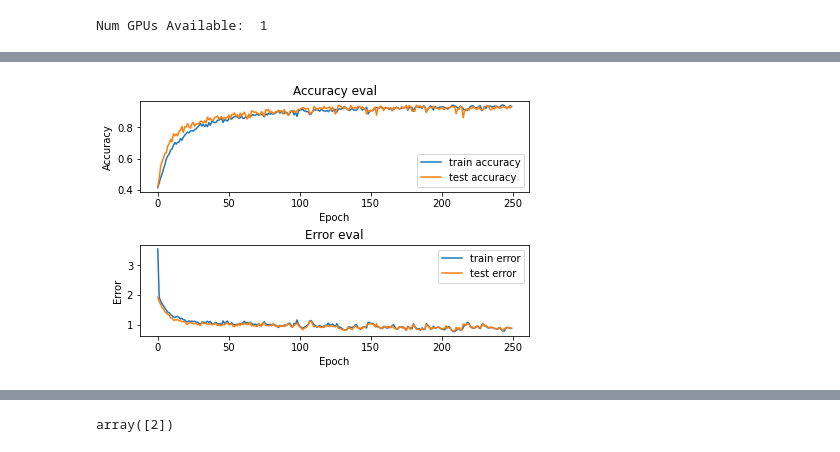
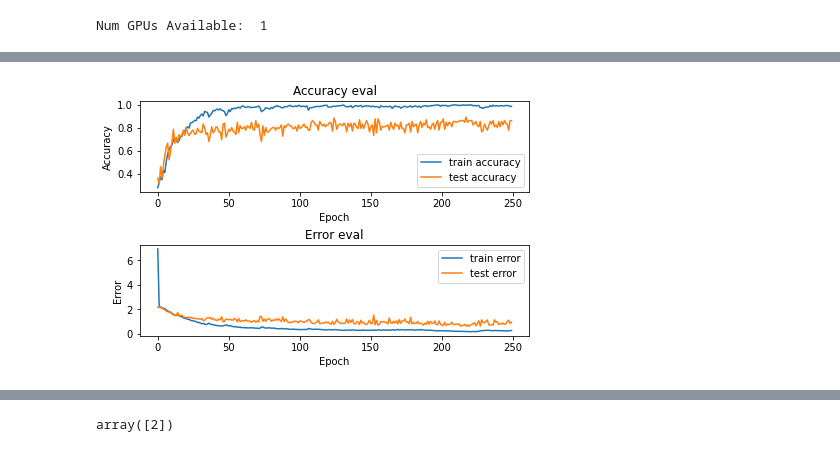
Before and after one commit to Shadbud/Cough-and-Sneeze-ML, a Jupyter notebook: convNet2.ipynb, the cells around one changed output, grey strips where cells are left out. Cells and saved outputs as stored; diff of their text form; code cells hidden in the pictures.

```diff
--- a/convNet2.ipynb
+++ b/convNet2.ipynb
@@ -79 +84,6 @@ for index_num,row in tqdm(metadata.iterrows()):
     extracted_features.append([ps,final_class_labels])
+# %%
+#Read "other" non augmented data
+other_dataset_path = r"E:\Final 2Dataset2\other_not_augmented\\"
+metadata = pd.read_csv(r'E:\Final 2Dataset2\metadata_other.csv')
+metadata.head(5)
@@ -80,3 +97,13 @@ for index_num,row in tqdm(metadata.iterrows()):
+# %%
+#Get melspectogram for other not augmented
+for index_num,row in tqdm(metadata.iterrows()):
+    file_name = os.path.join(os.path.abspath(other_dataset_path),str(row["filename"]))
+    final_class_labels = row["classid"]
+    y, sr = librosa.load(file_name, duration=4, sr=16000)
+    ps = librosa.feature.melspectrogram(y=y, sr=sr)
+    ps = librosa.power_to_db(ps, ref=np.max) # Converts melspectogram into dB instead of Amplitude squared
+    if ps.shape != (128, 126): continue
+    extracted_features.append([ps,final_class_labels])
 # %%
 print("Number of samples: ", len(extracted_features))
 # %% [output]
@@ -85,8 +112,8 @@ Number of samples:  6510
 dataset = extracted_features
 random.shuffle(dataset)
 
-train = dataset[:6000]
-test = dataset[6000:]
+train = dataset[:504]#2226 for augmented
+test = dataset[504:]
 
 X_train, y_train = zip(*train)
 X_test, y_test = zip(*test)
@@ -142,21 +171,21 @@ input_shape=(128, 173, 1)
 
 model.add(Conv2D(24, (5, 5), strides=(1, 1), input_shape=input_shape, kernel_regularizer=regularizers.L2(0.001)))
 model.add(MaxPooling2D((4, 2), strides=(4, 2)))
-model.add(Activation('relu'))
+model.add(LeakyReLU(alpha=0.05))
 
 model.add(Conv2D(48, (5, 5), padding="valid", kernel_regularizer=regularizers.L2(0.001)))
 model.add(MaxPooling2D((4, 2), strides=(4, 2)))
-model.add(Activation('relu'))
+model.add(LeakyReLU(alpha=0.05))
 
 model.add(Conv2D(48, (5, 5), padding="valid", kernel_regularizer=regularizers.L2(0.001)))
-model.add(Activation('relu'))
+model.add(LeakyReLU(alpha=0.05))
 
 model.add(Flatten())
-model.add(Dropout(rate=0.5))
+model.add(Dropout(rate=0.4))
 
 model.add(Dense(64, kernel_regularizer=regularizers.L2(0.008)))
-model.add(Activation('relu'))
-model.add(Dropout(rate=0.5))
+model.add(LeakyReLU(alpha=0.05))
+model.add(Dropout(rate=0.4))
 
 model.add(Dense(3))
 model.add(Activation('softmax'))
@@ -172,7 +201,7 @@ num_epochs = 250
 num_batch_size = 64
 
 checkpointer = ModelCheckpoint(filepath='saved_models/audio_classification.hdf5',
-                               verbose=1, save_best_only=True)
+                               verbose=1, save_best_only=False)
 start = datetime.now()
 
 history = model.fit(X_train, y_train, batch_size=num_batch_size, epochs=num_epochs, validation_data=(X_test, y_test), callbacks=[checkpointer], verbose=1)
@@ -208 +237 @@ Epoch 00250: val_loss did not improve from 0.78065
-[figure, old version]
+[figure, new version]
```
Also changed, not shown: parts of 16 cells of this notebook.
